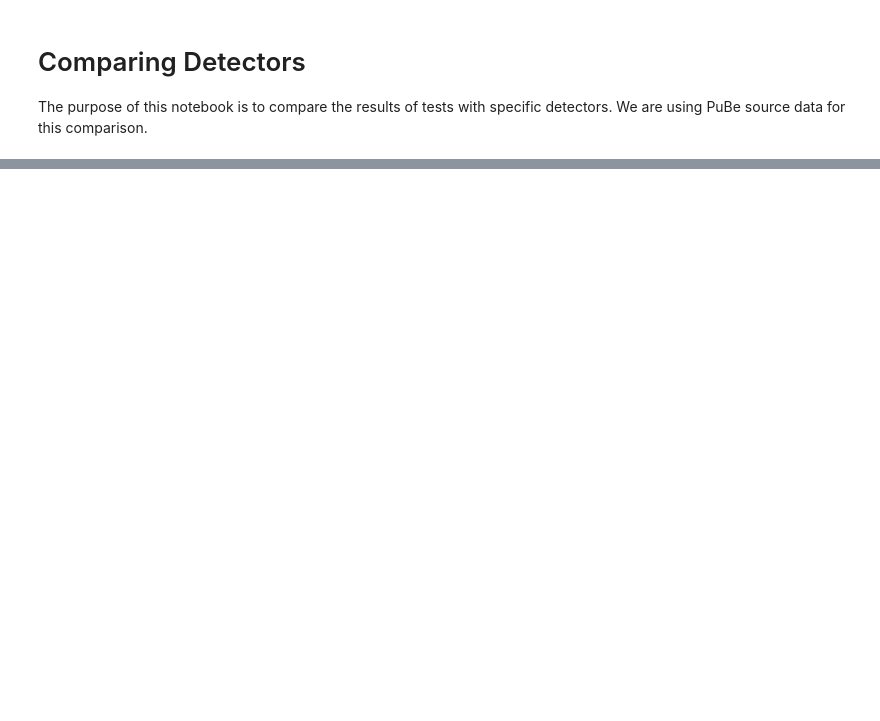
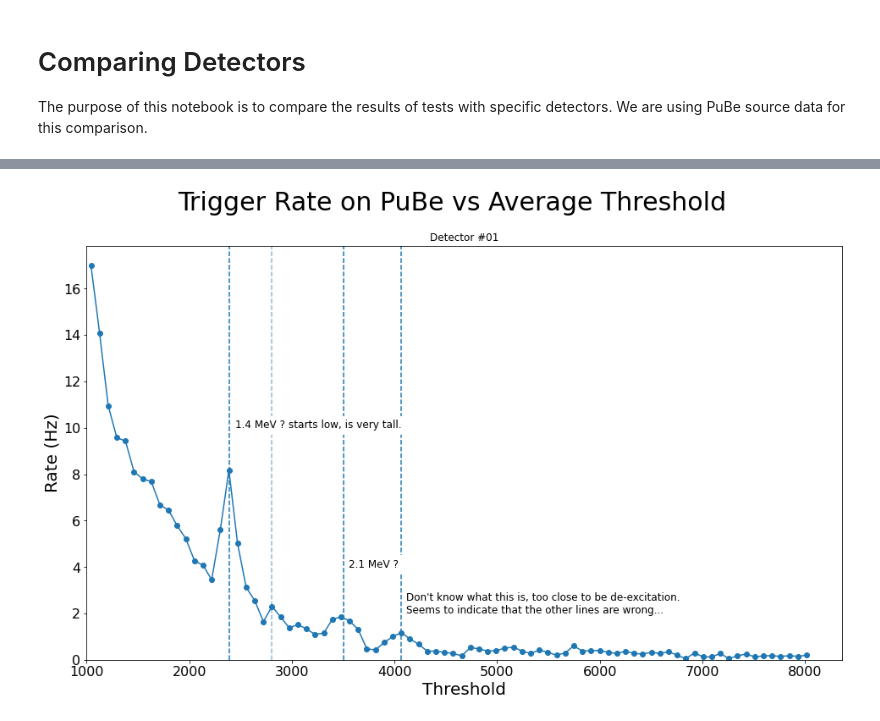
Before and after one commit to villano-lab/R76Firmware, a Jupyter notebook: plots/Comparing_Detectors.ipynb, the cells around one changed output, grey strips where cells are left out. Saved outputs shown, nothing was run; the diff lists cells and outputs as text; code cells hidden in the pictures; blank space fills up the shorter version.

```diff
--- a/plots/Comparing_Detectors.ipynb
+++ b/plots/Comparing_Detectors.ipynb
@@ -95,0 +84,37 @@ plt.show()
+# %%
+detnum = 1
+
+plt.figure(figsize=(16,9))
+
+plt.plot(thresh,ranges[detnum],label='det{:02d}'.format(detnum),marker='o')
+
+plt.xlabel("Threshold",size=20)
+plt.ylabel("Rate (Hz)",size=20)
+plt.suptitle("Trigger Rate on PuBe vs Average Threshold",size=30)
+plt.title("Detector #{:02d}".format(detnum))
+plt.rc('xtick', labelsize=16) #fontsize of the x tick labels
+plt.rc('ytick', labelsize=16) #fontsize of the y tick labels
+
+plt.xlim(1000)
+plt.ylim(0)
+
+a = 2394
+b = 2800
+c = 3500
+d = 4060
+
+plt.axvline(a,linestyle='--')
+plt.text(a+50,10,"1.4 MeV ? starts low, is very tall.",fontsize=12,backgroundcolor='white')
+plt.axvline(b,linestyle='--',alpha=0.5)
+#plt.text(b+50,4,"What is this peak?\nIt is small but seems to appear somewhat consistently.\nIf not something we calibrate against, at least useful for locating 2.1 Mev line.",fontsize=12,backgroundcolor='white')
+plt.axvline(c,linestyle='--')
+plt.text(c+50,4,"2.1 MeV ?",fontsize=12,backgroundcolor='white')
+plt.axvline(d,linestyle='--')
+plt.text(d+50,2,"Don't know what this is, too close to be de-excitation.\nSeems to indicate that the other lines are wrong...",fontsize=12,backgroundcolor='white')
+
+bins01 = [a,c]
+energies01 = []
+
+plt.show()
+# %% [output]
+[figure, added]
```
Also changed, not shown: parts of 29 cells of this notebook, 18 other files.
